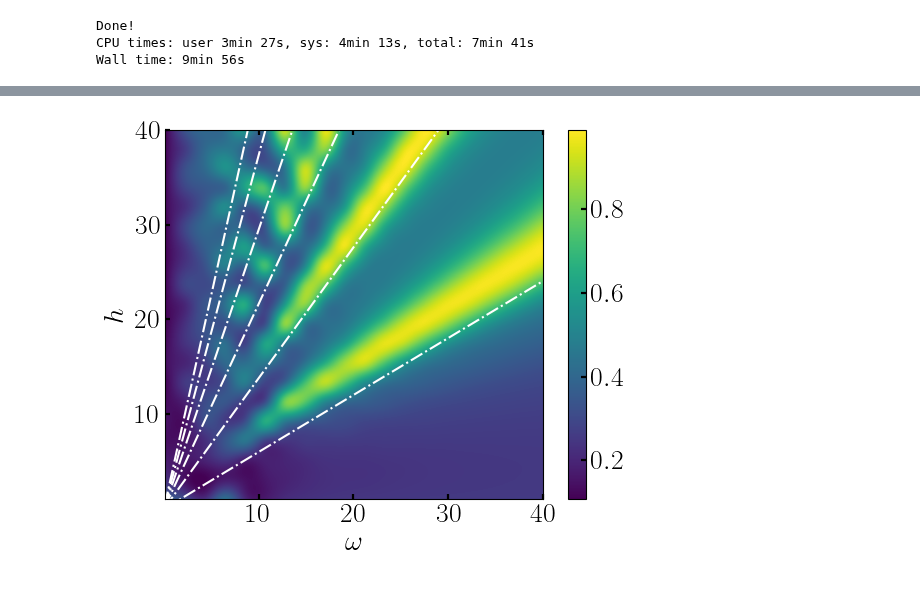
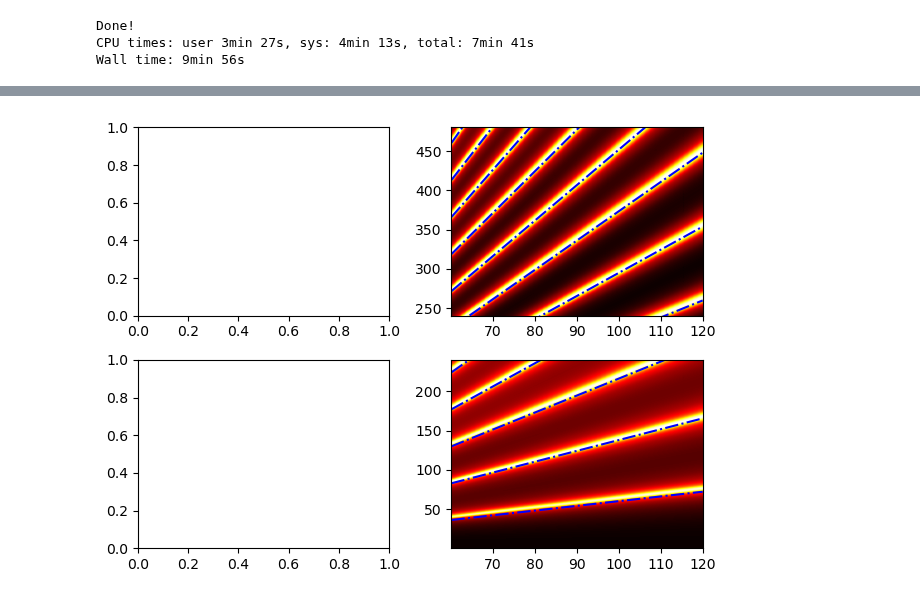
Before and after one commit to hariseldon99/periodic_lipkin, a Jupyter notebook: Reduced_IPR/LMG_whplane.ipynb, the cells around one changed output, grey strips where cells are left out. Cells and saved outputs as stored; diff of their text form; code cells hidden in the pictures.

Commit message:
tweak to phase space wh

```diff
--- a/Reduced_IPR/LMG_whplane.ipynb
+++ b/Reduced_IPR/LMG_whplane.ipynb
@@ -212,19 +158,59 @@ Wall time: 1.43 s
-# %%
-import matplotlib.pyplot as plt
-from mpl_toolkits.mplot3d import axes3d
-from scipy.special import jn_zeros
-
-slopes = jn_zeros(0,6)/4
-
-for slope in slopes:
-    plt.plot(omegas_fine, omegas_fine*slope,'w-.')
-
-#plt.plot()
-plt.imshow(zi, vmin=Z.min(), vmax=Z.max(), origin='lower', extent=[X.min(), X.max(), Y.min(), Y.max()],aspect='equal')
-plt.xlabel(r'$\omega$')
-plt.ylabel(r'$h$')
-
-plt.colorbar()
-plt.show()
-# %% [output]
-[figure, removed]
+# %%
+%%time
+import numpy as np
+import h5py
+import matplotlib.pyplot as plt
+from mpl_toolkits.mplot3d import axes3d
+from scipy.special import jn_zeros
+
+fig, axs = plt.subplots(2, 2, tight_layout=True)
+
+with h5py.File("../wh_space/ipr_avg_lr.hdf5", "r") as f:
+    ax_lr = axs[1,1]
+    iprz_lr = np.array(f["ipr_avg"])
+    X_lr,Y_lr,Z_lr = iprz_lr[:,0], iprz_lr[:,1], iprz_lr[:,2]
+    w_in, w_fin = np.amin(X_lr),np.amax(X_lr)
+    h_in, h_fin = np.amin(Y_lr),np.amax(Y_lr)
+
+    nsteps_fine = X_lr.shape[0]
+    omegas_fine = np.linspace(w_in, w_fin, nsteps_fine)
+    ampls_fine = np.linspace(h_in, h_fin, nsteps_fine)
+
+    slopes = jn_zeros(0,10)/4
+
+    for slope in slopes:
+        ax_lr.plot(omegas_fine, omegas_fine*slope,'b-.')
+
+    N = int(len(Z_lr)**.5)
+    z = Z_lr.reshape(N, N)
+    z_lr = z[::-1]
+    ax_lr.imshow(z_lr, extent=(w_in, w_fin, h_in, h_fin),cmap='hot', aspect = 'auto')
+
+with h5py.File("../wh_space/ipr_avg_ur.hdf5", "r") as f:
+    ax_ur = axs[0,1]
+    iprz_ur = np.array(f["ipr_avg"])
+    X_ur,Y_ur,Z_ur = iprz_ur[:,0], iprz_ur[:,1], iprz_ur[:,2]
+    w_in, w_fin = np.amin(X_ur),np.amax(X_ur)
+    h_in, h_fin = np.amin(Y_ur),np.amax(Y_ur)
+
+    nsteps_fine = X_ur.shape[0]
+    omegas_fine = np.linspace(w_in, w_fin, nsteps_fine)
+    ampls_fine = np.linspace(h_in, h_fin, nsteps_fine)
+
+    slopes = jn_zeros(0,10)/4
+
+    for slope in slopes:
+        ax_ur.plot(omegas_fine, omegas_fine*slope,'b-.')
+
+    N = int(len(Z_ur)**.5)
+    z = Z_ur.reshape(N, N)
+    z_ur = z[::-1]
+    ax_ur.imshow(z_ur, extent=(w_in, w_fin, h_in, h_fin),cmap='hot', aspect = 'auto')
+
+
+
+
+#plt.colorbar()
+plt.show()
+# %% [output]
+[figure, added]
```
Also changed, not shown: parts of 3 cells of this notebook.
